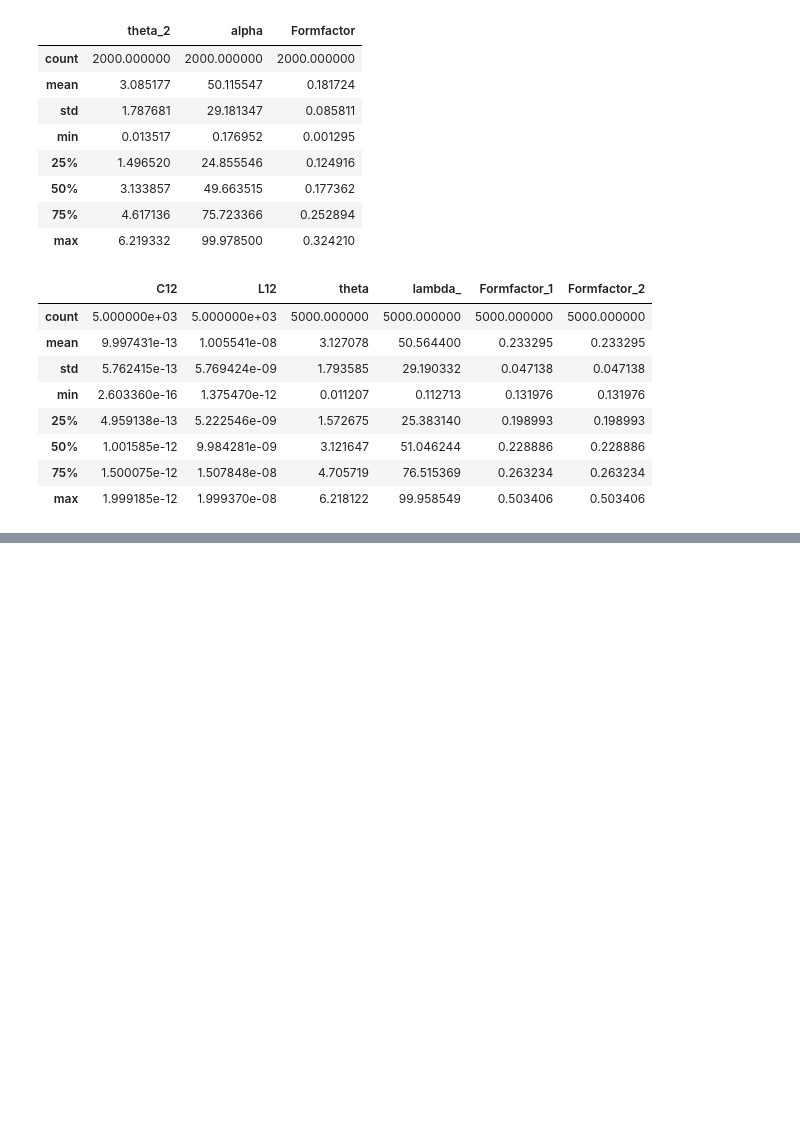
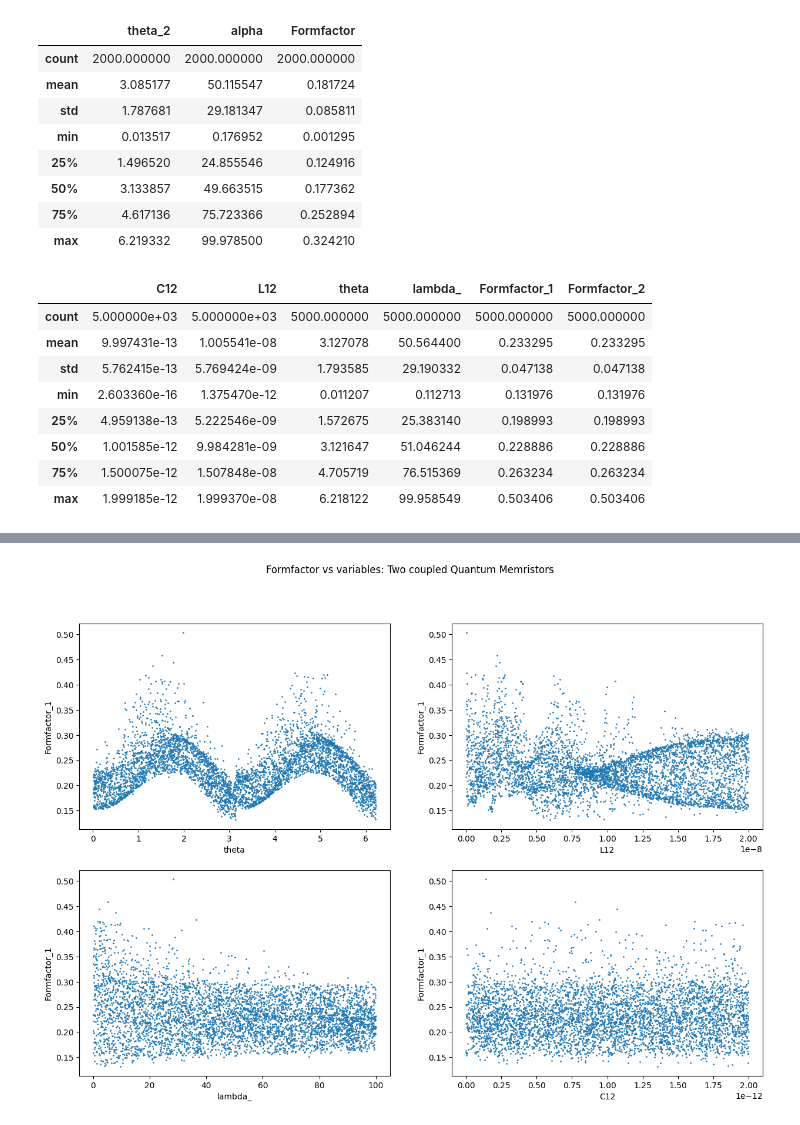
Before and after one commit to carlos-hernani/QuantumMemristor, a Jupyter notebook: quantum_memristor.ipynb, the cells around one changed output, grey strips where cells are left out. Drawn from its saved outputs; the diff is of its cells as text; code cells hidden in the pictures; blank space fills up the shorter version.

```diff
--- a/quantum_memristor.ipynb
+++ b/quantum_memristor.ipynb
@@ -73,0 +76,17 @@ plt.show()
+# %%
+# Plots Single Form Factor vs parameters
+fig, axes = plt.subplots(nrows=2, ncols=2,figsize=(15,10))
+df = df_coupled
+df.plot(x='theta', y='Formfactor_1', kind='scatter', s=.9, ax=axes[0,0])
+#df.plot(x='theta', y='Formfactor_2', kind='scatter', s=.9, ax=axes[0,1])
+df.plot(x='lambda_', y='Formfactor_1', kind='scatter', s=.9, ax=axes[1,0])
+#df.plot(x='lambda_', y='Formfactor_2', kind='scatter', s=.9, ax=axes[1,1])
+df.plot(x='L12', y='Formfactor_1', kind='scatter', s=.9, ax=axes[0,1])
+#df.plot(x='L12', y='Formfactor_2', kind='scatter', s=.9, ax=axes[2,1])
+df.plot(x='C12', y='Formfactor_1', kind='scatter', s=.9, ax=axes[1,1])
+#df.plot(x='C12', y='Formfactor_2', kind='scatter', s=.9, ax=axes[3,1])
+plt.suptitle("Formfactor vs variables: Two coupled Quantum Memristors")
+fig.savefig('./figures/coupledqm_ff.pdf')
+plt.show()
+# %% [output]
+[figure, added]
```
Also changed, not shown: parts of 6 cells of this notebook.
